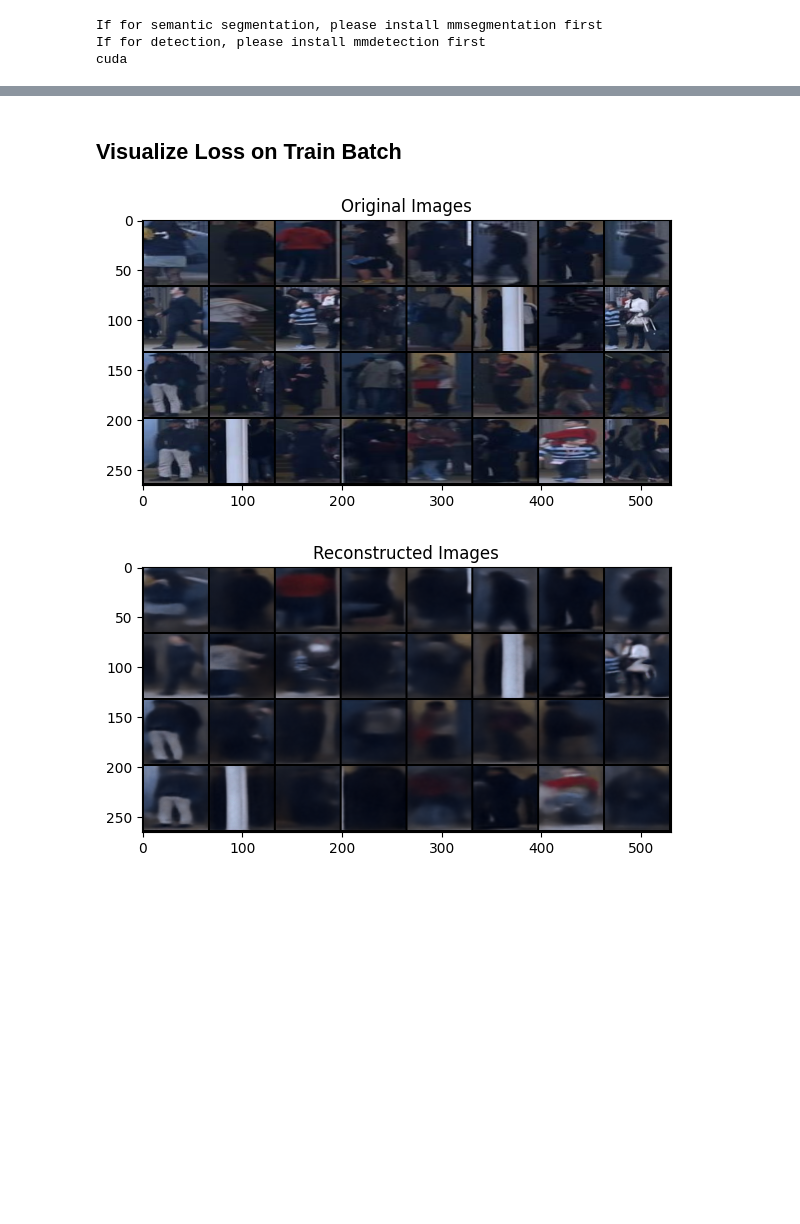
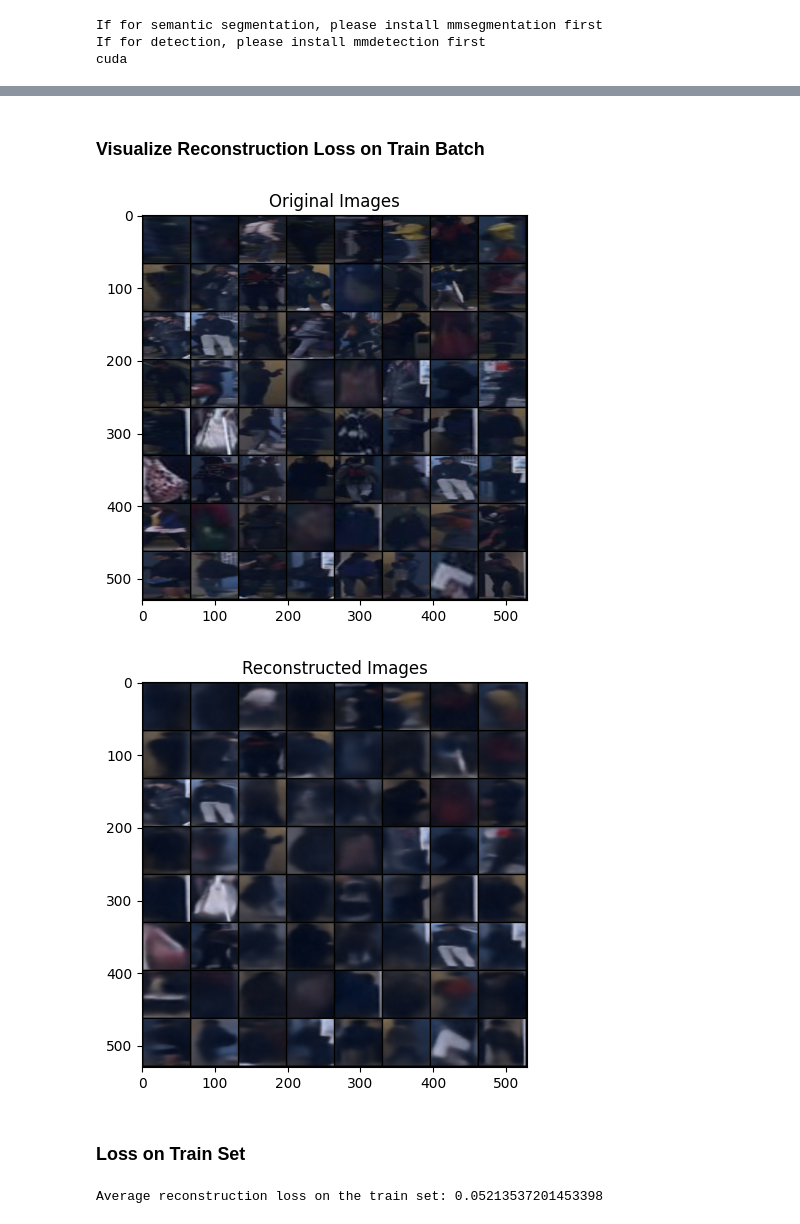
Before and after one commit to the-sergiu/AnomalyDetection, a Jupyter notebook: Fast_ViT.ipynb, the cells around one changed output, grey strips where cells are left out. Drawn from its saved outputs; the diff is of its cells as text; code cells hidden in the pictures; blank space fills up the shorter version.

```diff
--- a/Fast_ViT.ipynb
+++ b/Fast_ViT.ipynb
@@ -157,9 +173,10 @@ class UpsampleTransformerDecoder(nn.Module):
 decoder = UpsampleTransformerDecoder(
     input_channels=384,
     num_upsamples=5,  # Adjusted to 5 upsampling steps
-    num_blocks=2,
+    num_blocks=1,
     num_heads=16,
     ff_dim=4096,
     output_channels=3
 )
-decoder = decoder.to(device)
+
+# decoder = decoder.to(device)
@@ -247,0 +183,9 @@ torch.Size([1, 3, 64, 64])
+# %%
+decoder_model_path = 'decoder_t8_preds_detr101dc5_adamw_numblocks_1_ffdim_4096_heads_16.pth'
+
+# Load the state dictionary
+decoder.load_state_dict(torch.load(decoder_model_path))
+
+# This should be turned on only for test time. If we want to retrain, comment this line
+# If you are using a GPU for the model, don't forget to move the decoder to the GPU
+decoder.to(device)
@@ -250,8 +214,8 @@ torch.Size([1, 3, 64, 64])
 # %%
-train_dataset = datasets.ImageFolder(root='../datasets/Avenue Dataset/objects/train/', transform=transform)
+train_dataset = datasets.ImageFolder(root='./datasets/Avenue Dataset/objects/train/', transform=transform)
 
 # Create the DataLoader to load the dataset.
-train_loader = DataLoader(train_dataset, batch_size=32, shuffle=True, num_workers=6)
+train_loader = DataLoader(train_dataset, batch_size=64, shuffle=True, num_workers=6)
 
 print(train_dataset)
 # %% [output]
@@ -278,7 +242,7 @@ optimizer = optim.AdamW(decoder.parameters(), lr=0.001)
 # %%
 %%time
 # Training loop
-num_epochs = 40  # Define the number of epochs
+num_epochs = 20  # Define the number of epochs
 for epoch in range(num_epochs):
     running_loss = 0.0
     for inputs, _ in train_loader:  # Note the unpacking here to ignore the labels
@@ -289,7 +253,7 @@ for epoch in range(num_epochs):
 
         # Forward pass through encoder and then decoder
         with torch.no_grad():  # We don't need to track gradients for the encoder
-            latent_representation = model_inf(inputs)[-1]  # Get the last latent space representation
+            latent_representation = encoder(inputs)[-1]  # Get the last latent space representation
 
         # Decoder reconstruction from latent space
         reconstructed_imgs = decoder(latent_representation)
@@ -328,33 +292,49 @@ Wall time: 2h 44min 23s
 # %% [markdown]
-## Visualize Loss on Train Batch
+### Visualize Reconstruction Loss on Train Batch
 # %%
 # Get a batch of images from your dataloader
 dataiter = iter(train_loader) # or your specific dataloader
 images, labels = next(dataiter)
 
 # Move images to the device your model is on
 images = images.to(device)
 
 # Forward pass through encoder and then decoder
 with torch.no_grad():  # We don't need to track gradients for the encoder
-    latent_representation = model_inf(images)[-1]  # Get the last latent space representation
+    latent_representation = encoder(images)[-1]  # Get the last latent space representation
     reconstructed_imgs = decoder(latent_representation)
 
-# Move images back to cpu for visualization
-images = images.cpu()
-reconstructed_imgs = reconstructed_imgs.cpu()
-
-# Display original and reconstructed images
-plt.figure(figsize=(15, 5))
-plt.subplot(1, 2, 1)
-plt.title('Original Images')
-imshow(vutils.make_grid(images, padding=2, normalize=True))
-
-plt.figure(figsize=(15, 5))
-plt.subplot(1, 2, 2)
-plt.title('Reconstructed Images')
-imshow(vutils.make_grid(reconstructed_imgs, padding=2, normalize=True))
+plot_images_vs_reconstructed_images(images, reconstructed_imgs)
 # %% [output]
-[figure, old version]
+[figure, new version]
-[figure, old version]
+[figure, new version]
+# %% [markdown]
+### Loss on Train Set
+# %%
+total_loss = 0.0
+total_batches = 0
+
+# No gradients needed for evaluation, which saves memory and computations
+with torch.no_grad():
+    for images, _ in train_loader:  # labels are not needed for loss computation
+        # Move images to the device your model is on
+        images = images.to(device)
+
+        with torch.no_grad():
+            # Forward pass through the encoder and then the decoder
+            latent_representation = encoder(images)[-1]  # Assuming the last output is the latent representation
+            reconstructed_imgs = decoder(latent_representation)
+
+        # Compute the reconstruction loss
+        loss = F.mse_loss(reconstructed_imgs, images)
+
+        # Accumulate the loss
+        total_loss += loss.item()
+        total_batches += 1
+
+# Calculate the average loss over all batches
+average_loss = total_loss / total_batches
+print(f'Average reconstruction loss on the train set: {average_loss}')
+# %% [output]
+Average reconstruction loss on the train set: 0.05213537201453398
 # %% [markdown]
```
Also changed, not shown: parts of 60 cells of this notebook, 4 other files.
